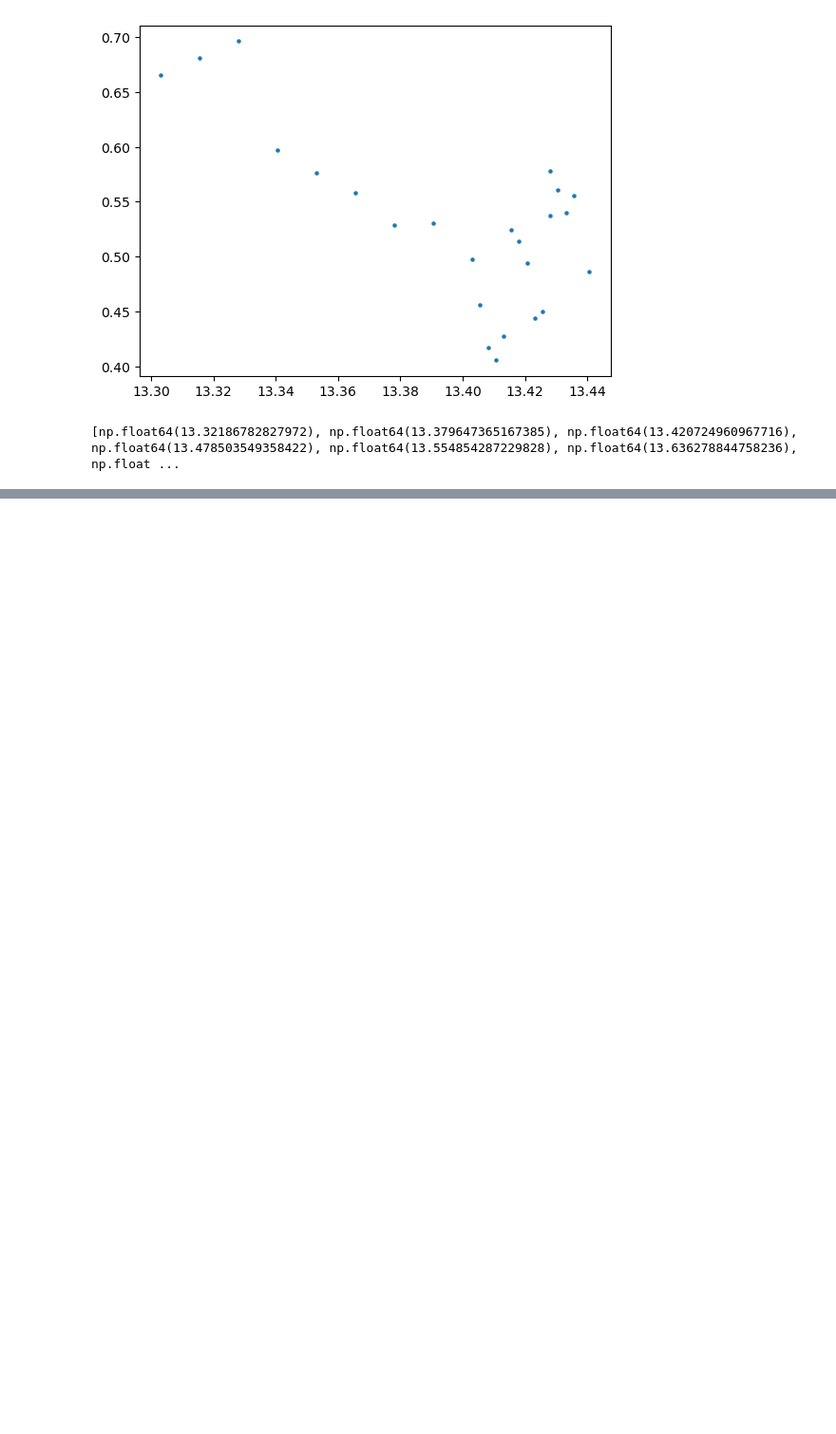
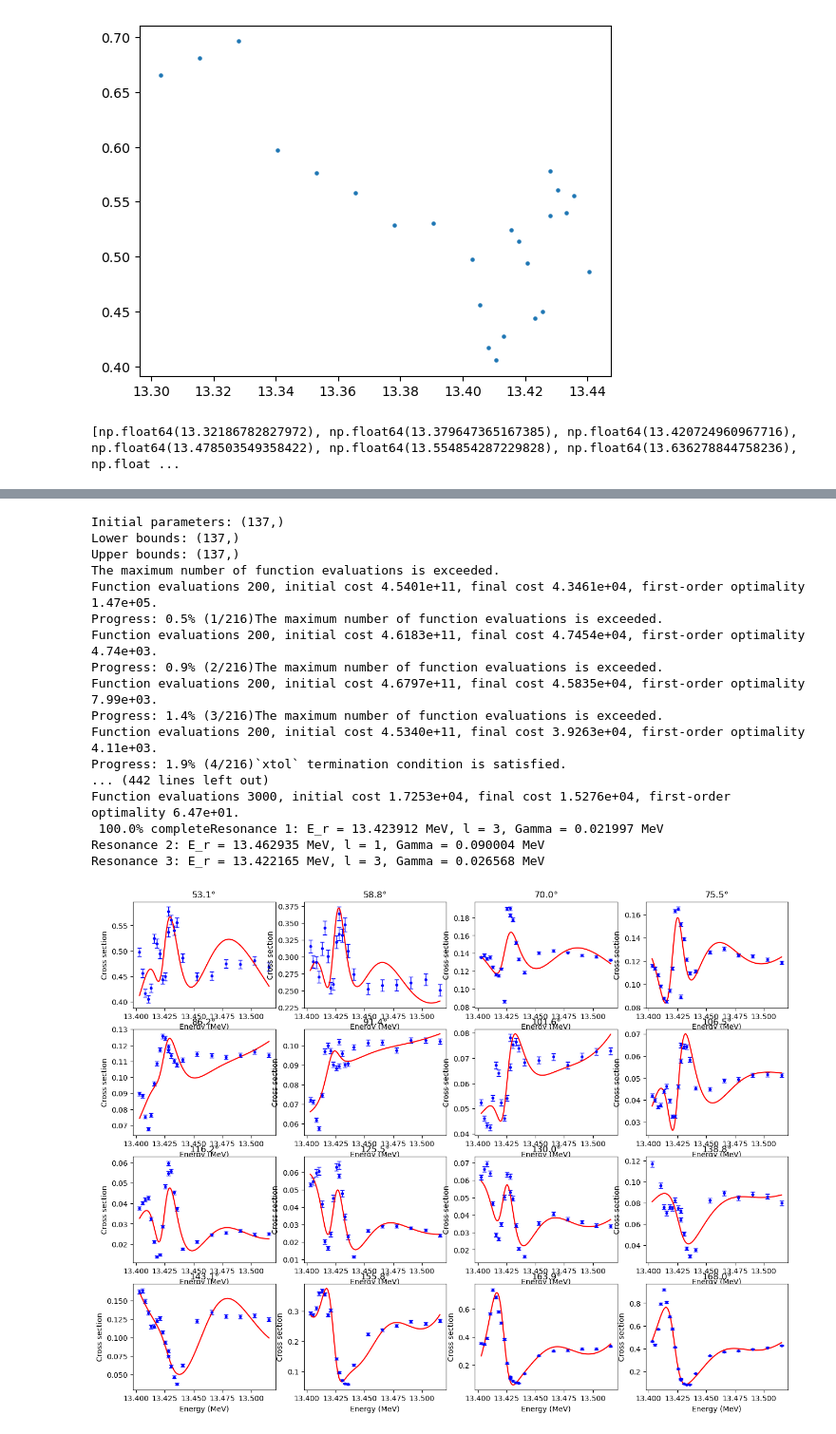
Before and after one commit to peytaguo/automated-resonance-analysis, a Jupyter notebook: resonance_fitting.ipynb, the cells around one changed output, grey strips where cells are left out. Shown at 95% size. Cells and saved outputs as stored; diff of their text form; code cells hidden in the pictures; blank space fills up the shorter version.

```diff
--- a/resonance_fitting.ipynb
+++ b/resonance_fitting.ipynb
@@ -275,0 +351,34 @@ print(windows)
+# %%
+test_energies = np.append(cluster_energies, 13.41)
+test_widths = np.append(cluster_widths, 0.005)
+
+test_fits, test_lower_bound, test_upper_bound = scattering_model.fitting_routine_1(
+    second_window,
+    test_energies,
+    test_widths
+)
+
+test_refined_fits = scattering_model.fitting_routine_2(test_fits, second_window, test_lower_bound, test_upper_bound)
+
+test_best_fit_cost, test_best_angular_momenta, test_best_params = test_refined_fits[0]
+
+scattering_model.get_fit_visual(second_window, test_best_params, test_best_angular_momenta)
+# %% [output]
+Initial parameters: (137,)
+Lower bounds: (137,)
+Upper bounds: (137,)
+The maximum number of function evaluations is exceeded.
+Function evaluations 200, initial cost 4.5401e+11, final cost 4.3461e+04, first-order optimality 1.47e+05.
+Progress: 0.5% (1/216)The maximum number of function evaluations is exceeded.
+Function evaluations 200, initial cost 4.6183e+11, final cost 4.7454e+04, first-order optimality 4.74e+03.
+Progress: 0.9% (2/216)The maximum number of function evaluations is exceeded.
+Function evaluations 200, initial cost 4.6797e+11, final cost 4.5835e+04, first-order optimality 7.99e+03.
+Progress: 1.4% (3/216)The maximum number of function evaluations is exceeded.
+Function evaluations 200, initial cost 4.5340e+11, final cost 3.9263e+04, first-order optimality 4.11e+03.
+Progress: 1.9% (4/216)`xtol` termination condition is satisfied.
+... (442 lines left out)
+Function evaluations 3000, initial cost 1.7253e+04, final cost 1.5276e+04, first-order optimality 6.47e+01.
+ 100.0% completeResonance 1: E_r = 13.423912 MeV, l = 3, Gamma = 0.021997 MeV
+Resonance 2: E_r = 13.462935 MeV, l = 1, Gamma = 0.090004 MeV
+Resonance 3: E_r = 13.422165 MeV, l = 3, Gamma = 0.026568 MeV
+[figure, added]
```
Also changed, not shown: parts of 23 cells of this notebook, 11 other files.
